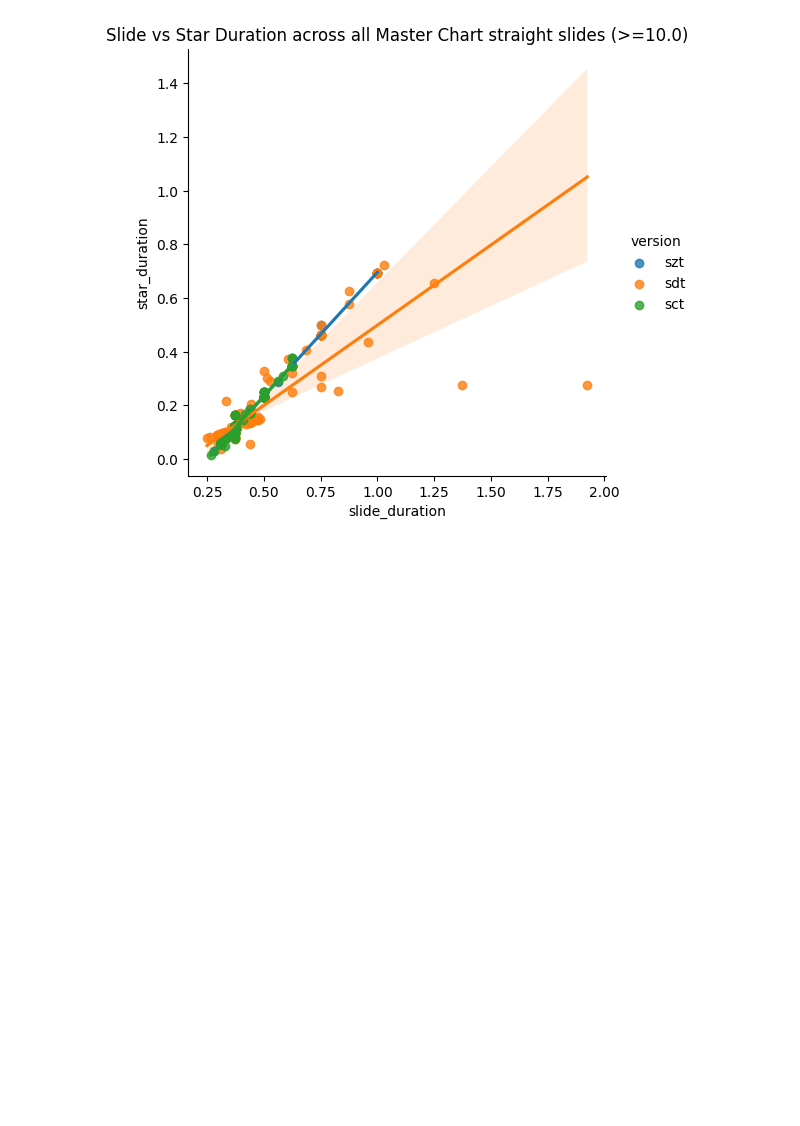
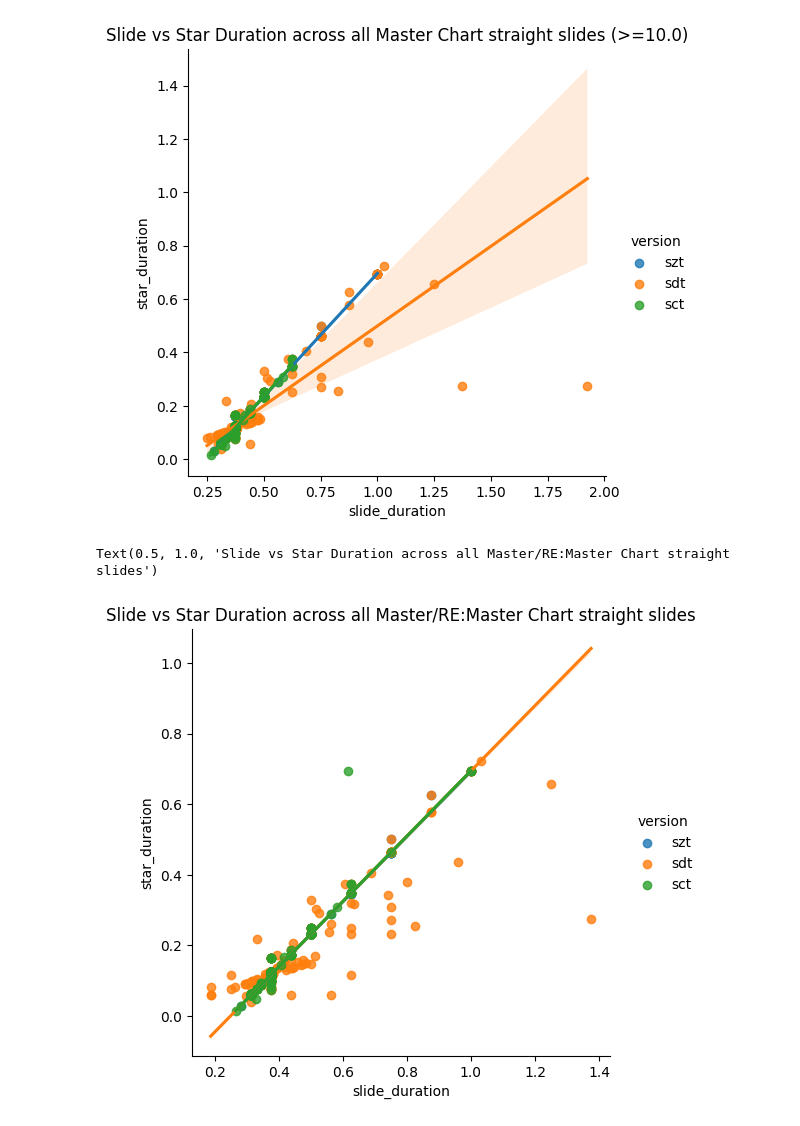
Before and after one commit to FiNALE-ReMASTER/knowledge-base, a Jupyter notebook: slide star rotation speed analysis/straight_slide_analysis.ipynb, the cells around one changed output. Saved outputs shown, nothing was run; the diff lists cells and outputs as text; code cells hidden in the pictures; blank space fills up the shorter version.

Commit message:
Add regressions over pattern and pattern+distance for Master and RE:Master charts

```diff
--- a/slide star rotation speed analysis/straight_slide_analysis.ipynb
+++ b/slide star rotation speed analysis/straight_slide_analysis.ipynb
@@ -27,3 +44,9 @@ mas_sdt_across_straight_slide_df = mas_across_straight_slide_df[mas_across_strai
 len(mas_sdt_across_straight_slide_df)
 # %% [output]
 510
+# %%
+mas_remas_df = pruned_df[(pruned_df['difficulty'] == 5) | (pruned_df['difficulty'] == 6)]
+mas_remas_outlier_removed_df = mas_remas_df[(np.abs(stats.zscore(mas_remas_df['star_duration'])) < 3) & (np.abs(stats.zscore(mas_remas_df['slide_duration'])) < 3)]
+mas_remas_straight_slide_df = mas_remas_outlier_removed_df[mas_remas_outlier_removed_df['pattern_group'] == SlidePattern.straight]
+mas_remas_across_straight_slide_df = mas_remas_straight_slide_df[mas_remas_straight_slide_df['cw_distance'] == 4]
+len(mas_remas_across_straight_slide_df)
@@ -145,3 +170,10 @@ ax.set_title("Slide vs Star Duration across all Master Chart straight slides (>=
 # %% [output]
 Text(0.5, 1.0, 'Slide vs Star Duration across all Master Chart straight slides (>=10.0)')
 [figure]
+# %%
+star_duration_bpm_correlation_plot = sns.lmplot(data=mas_remas_across_straight_slide_df, x="slide_duration", y="star_duration", hue="version", robust=True)
+ax = pyplt.gca()
+ax.set_title("Slide vs Star Duration across all Master/RE:Master Chart straight slides")
+# %% [output]
+Text(0.5, 1.0, 'Slide vs Star Duration across all Master/RE:Master Chart straight slides')
+[figure, added]
```
Also changed, not shown: parts of 11 cells of this notebook, 2 other files.
